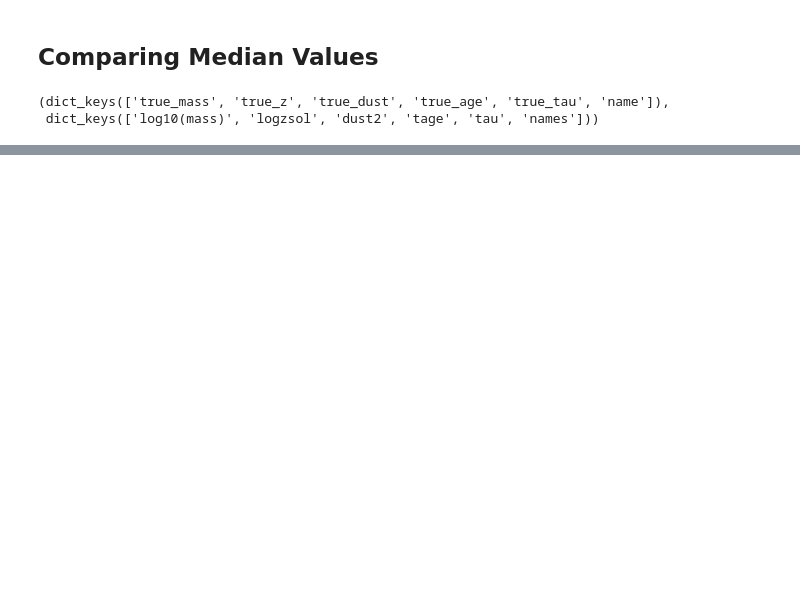
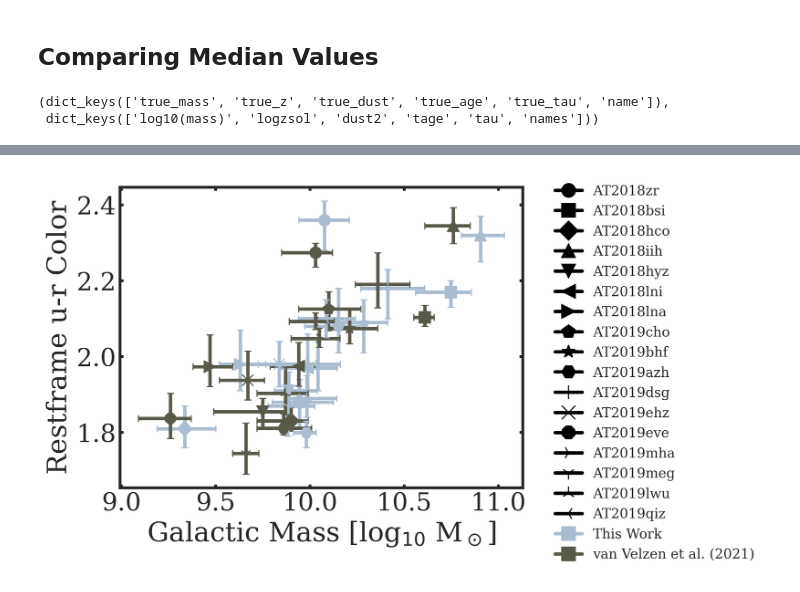
Before and after one commit to noahfranz13/SO-Classes, a Jupyter notebook: ASTR513/Project/analysis.ipynb, the cells around one changed output, grey strips where cells are left out. Saved outputs shown, nothing was run; the diff lists cells and outputs as text; code cells hidden in the pictures; blank space fills up the shorter version.

```diff
--- a/ASTR513/Project/analysis.ipynb
+++ b/ASTR513/Project/analysis.ipynb
@@ -420,0 +426,28 @@ np.arange(0,1)
+# %%
+colors = pd.merge(truecolor, colordata, on='name', suffixes=['_Franz', '_vanVelzen'])
+
+colors['markers'] = ['o', 's', 'D', '^', 'v', '<', '>', 'p', '*', 'H', '+', 'x', '8', '4', '1', '2', '3']
+
+colors = pd.merge(colors, comb['log10(Mass)'], on='name')
+
+fig, ax = plt.subplots()
+legendlines = []
+for i, row in colors.iterrows():
+    ax.errorbar([row['median_Franz']], [row['u-r color_Franz']], yerr=([row.upper_Franz], [row.lower_Franz]),
+                xerr=([row.posErr_1s], [row.negErr_1s]), marker=row.markers, color=myColor, capsize=3, markersize=10)
+    ax.errorbar([row['median_vanVelzen']], [row['u-r color_vanVelzen']], yerr=([row.upper_vanVelzen], [row.lower_vanVelzen]),
+                xerr=([row.posErr], [row.negErr]), marker=row.markers, color=vvColor, capsize=3, markersize=10)
+    legendlines.append(Line2D([0],[0],marker=row.markers,color='k'))
+
+legendlines.append(Line2D([0], [0], marker='s', color=myColor))
+legendlines.append(Line2D([0], [0], marker='s', color=vvColor))
+
+
+#ax.set_ylim(0.75, 3)
+#ax.set_xlim(8.5, 12)
+ax.set_ylabel('Restframe u-r Color')
+ax.set_xlabel(r'Galactic Mass [log$_{10}$ M$_\odot$]')
+ax.legend(legendlines, list(colors.name)+['This Work', 'van Velzen et al. (2021)'],
+          bbox_to_anchor=(1.05, 1.05), frameon=False, ncols=1, fontsize=12);
+# %% [output]
+[figure, new version]
```
Also changed, not shown: parts of 29 cells of this notebook, 51 other files.
